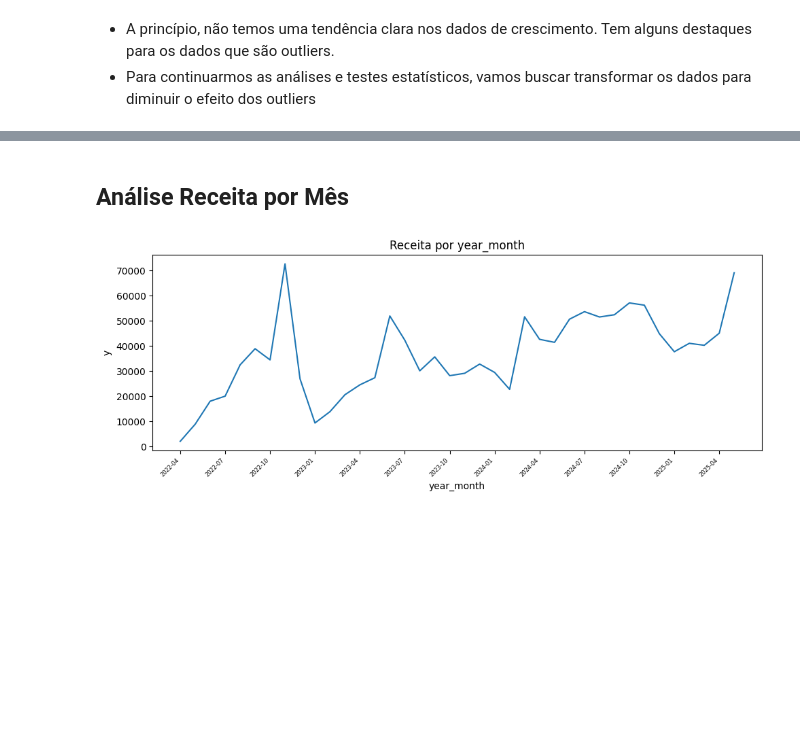
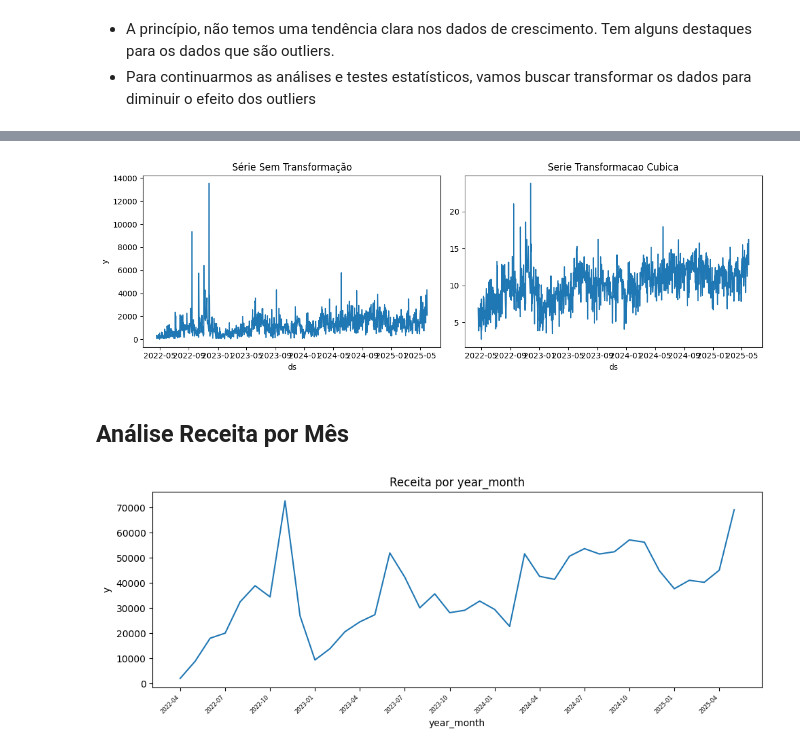
Before and after one commit to mateusalmeida11/mlops-forecast, a Jupyter notebook: notebooks/eda_for_ts.ipynb, the cells around one changed output, grey strips where cells are left out. Cells and saved outputs as stored; diff of their text form; code cells hidden in the pictures; blank space fills up the shorter version.

```diff
--- a/notebooks/eda_for_ts.ipynb
+++ b/notebooks/eda_for_ts.ipynb
@@ -230,3 +293,17 @@ eda.line_over_period(period='ds')
+# %%
+fig, ax = plt.subplots(1,2, figsize=(12,4))
+ax = ax.flatten()
+
+sns.lineplot(x=ts['ds'], y=ts['y'], ax=ax[0])
+ax[0].set_title("Série Sem Transformação")
+
+sns.lineplot(x=ts['ds'], y=transf_raiz_cubica, ax=ax[1])
+ax[1].set_title("Serie Transformacao Cubica")
+
+plt.tight_layout()
+plt.show()
+# %% [output]
+[figure, added]
 # %% [markdown]
 ## Análise Receita por Mês
 # %%
```
Also changed, not shown: parts of 7 cells of this notebook.
